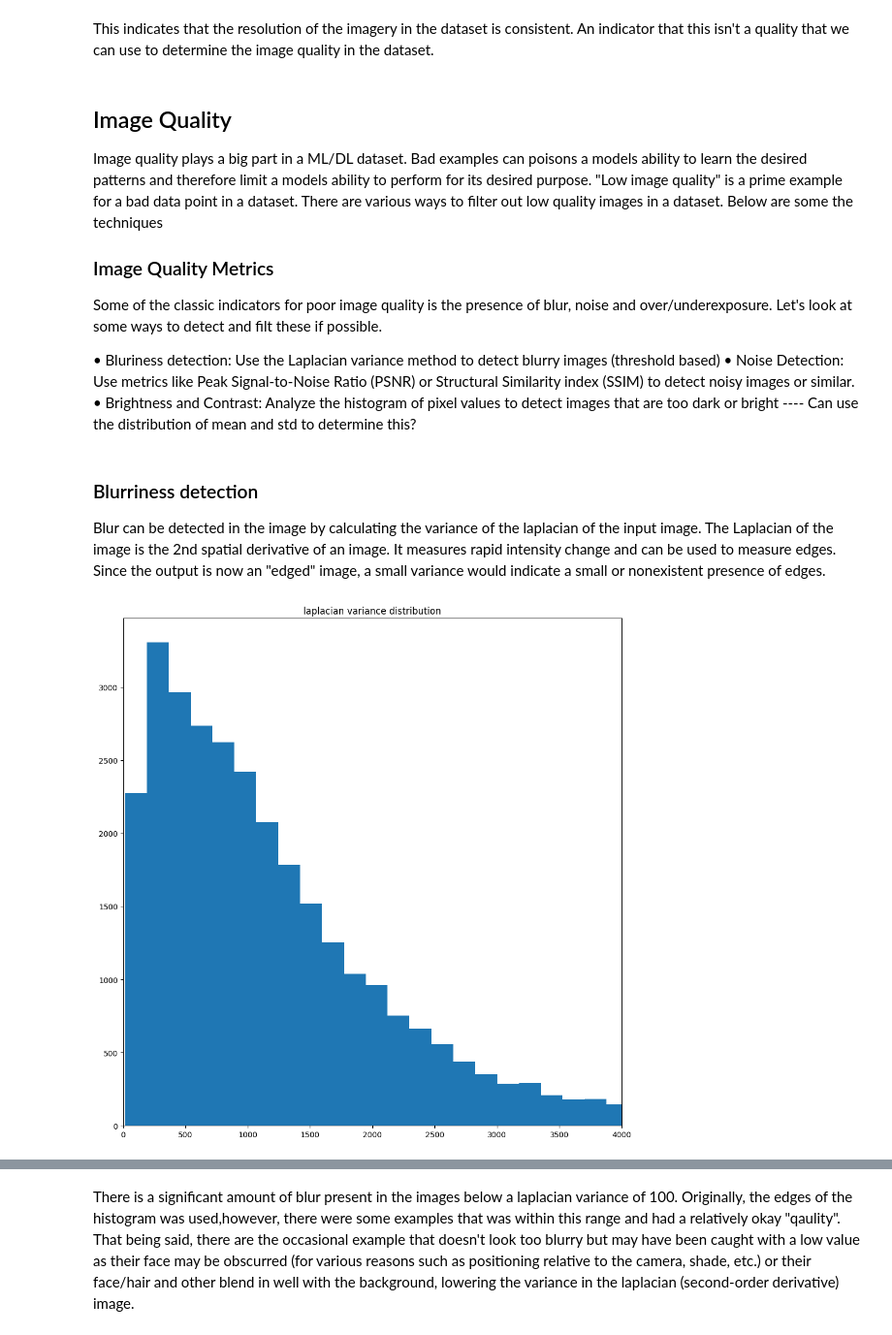
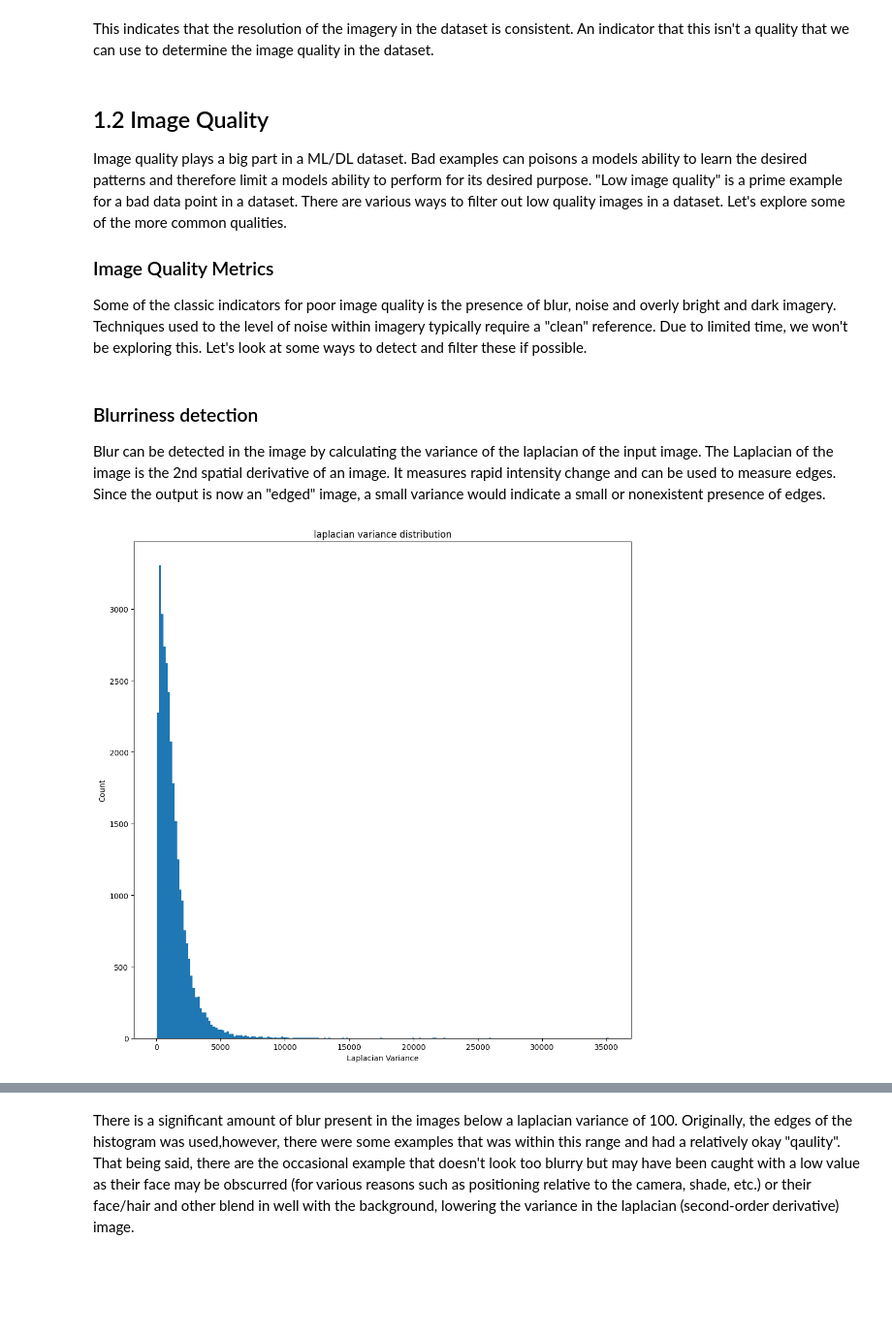
Before and after one commit to jpic641/braineye-age-prediction, a Jupyter notebook: Notebooks/1.0-Data-Analysis.ipynb, the cells around one changed output, grey strips where cells are left out. Shown at 97% size. Saved outputs shown, nothing was run; the diff lists cells and outputs as text; code cells hidden in the pictures; blank space fills up the shorter version.

Commit message:
Update 1.0-Data-Analysis.ipynb
Finished the data analysis notebook

```diff
--- a/Notebooks/1.0-Data-Analysis.ipynb
+++ b/Notebooks/1.0-Data-Analysis.ipynb
@@ -181,21 +209,14 @@ Name: count, dtype: int64
 # %% [markdown]
 This indicates that the resolution of the imagery in the dataset is consistent. An indicator that this isn't a quality that we can use to determine the image quality in the dataset.
 # %% [markdown]
-## Image Quality
+## 1.2 Image Quality
 
-Image quality plays a big part in a ML/DL dataset. Bad examples can poisons a models ability to learn the desired patterns and therefore limit a models ability to perform for its desired purpose. "Low image quality" is a prime example for a bad data point in a dataset. There are various ways to filter out low quality images in a dataset. Below are some the techniques
+Image quality plays a big part in a ML/DL dataset. Bad examples can poisons a models ability to learn the desired patterns and therefore limit a models ability to perform for its desired purpose. "Low image quality" is a prime example for a bad data point in a dataset. There are various ways to filter out low quality images in a dataset. Let's explore some of the more common qualities.
 
 
 ### Image Quality Metrics
 
-Some of the classic indicators for poor image quality is the presence of blur, noise and over/underexposure. Let's look at some ways to detect and filt these if possible.
-
-
-
-•	Bluriness detection: Use the Laplacian variance method to detect blurry images (threshold based)
-•	Noise Detection: Use metrics like Peak Signal-to-Noise Ratio (PSNR) or Structural Similarity index (SSIM) to detect noisy images or similar.
-•	Brightness and Contrast: Analyze the histogram of pixel values to detect images that are too dark or bright
- ---- Can use the distribution of mean and std to determine this?
+Some of the classic indicators for poor image quality is the presence of blur, noise and overly bright and dark imagery. Techniques used to the level of noise within imagery typically require a "clean" reference. Due to limited time, we won't be exploring this. Let's look at some ways to detect and filter these if possible.
 # %% [markdown]
 ### Blurriness detection
 
@@ -217,13 +238,14 @@ df["laplacian_var"] = all_lap_var
 # %%
 plt.figure(figsize=(10,10))
 counts, edges, bars = plt.hist(df["laplacian_var"], bins=200)
 
 plt.title("laplacian variance distribution")
-plt.xlim([0, 4000])
+plt.xlabel("Laplacian Variance")
+plt.ylabel("Count")
 plt.tight_layout()
 plt.show()
 # %% [output]
-[figure, old version]
+[figure, new version]
 # %%
 # Display images with low laplacian variances
 # subset = df[(df.laplacian_var >= edges[0]) & (df.laplacian_var <= edges[1])]
```
Also changed, not shown: parts of 26 cells of this notebook.
